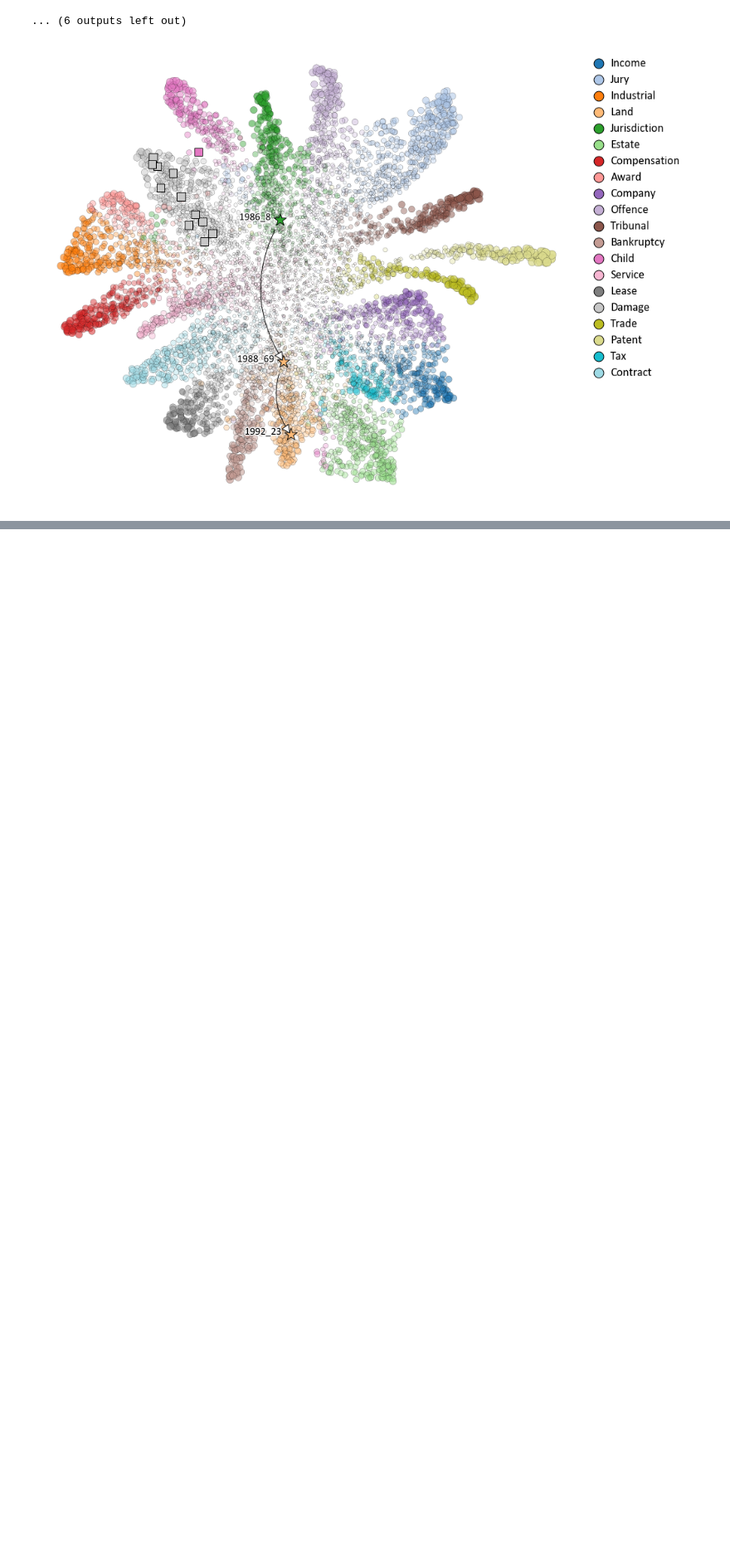
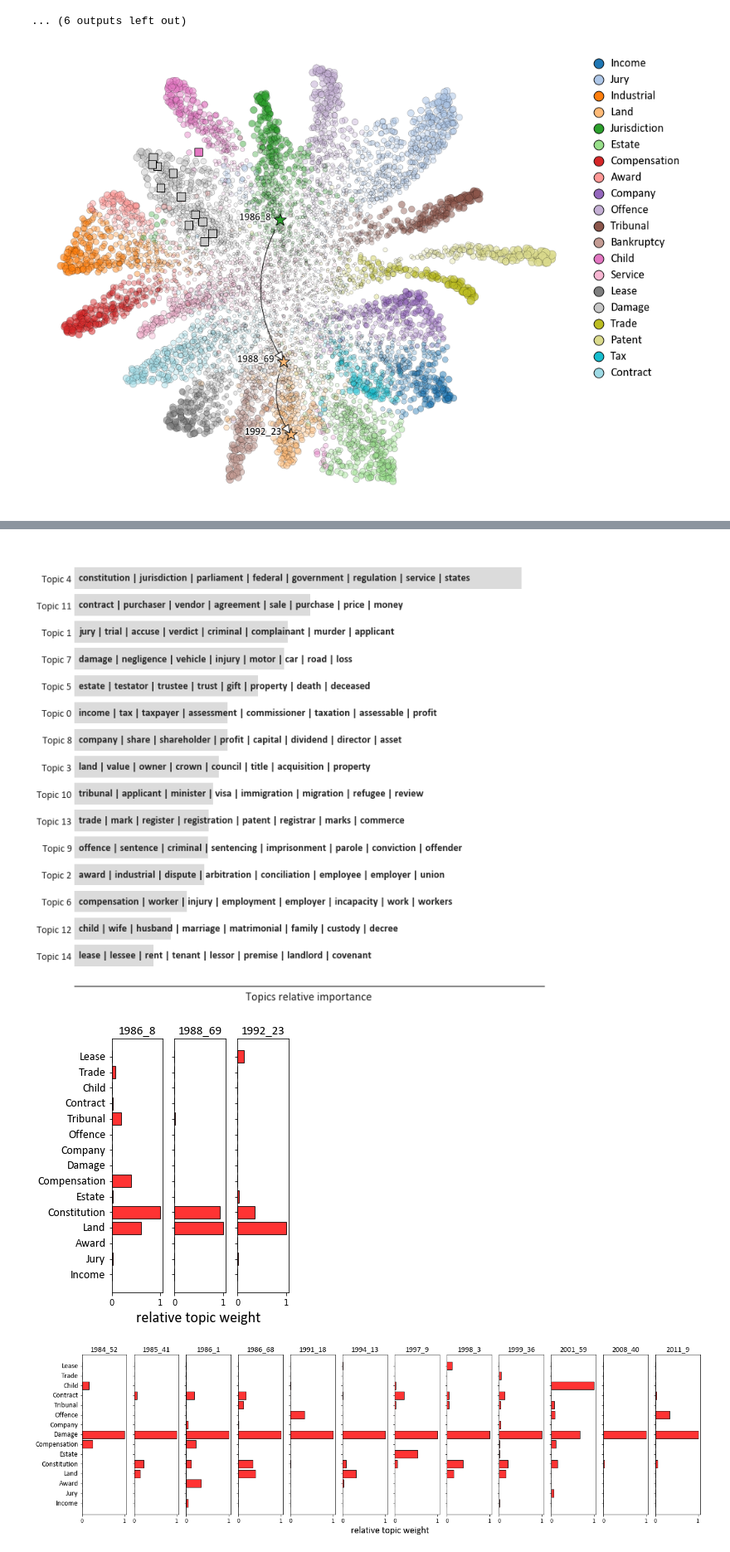
Before and after one commit to adelr/hca-proximity, a Jupyter notebook: Proximity_and_Neighbourhood.ipynb, the cells around one changed output, grey strips where cells are left out. Shown at 83% size. Drawn from its saved outputs; the diff is of its cells as text; code cells hidden in the pictures; blank space fills up the shorter version.

```diff
--- a/Proximity_and_Neighbourhood.ipynb
+++ b/Proximity_and_Neighbourhood.ipynb
@@ -1053,0 +1069,15 @@ fig8 = plot_embedding(model_20, Wproj_20, topics_20)
+# %%
+model_15 = pd.read_csv('models/trained_model_15.csv', index_col=0)
+topics_15 = pd.read_csv('models/topics_15.csv', index_col=0)
+
+H_15 = np.load('models/H_15.npz')['arr_0']
+
+_ = plot_topic_relative_importance(model_15, topics_15, fontsize=14)
+
+_ = plot_topic_weights(model_15, topics_15, mabo_cases)
+_ = plot_topic_weights(model_15, topics_15, proximity_cases)
+_ = plot_dendrogram(H_15, topics_15, threshold=0.97)
+# %% [output]
+[figure, added]
+[figure, added]
+[figure, added]
```
Also changed, not shown: parts of 6 cells of this notebook, 3 other files.
